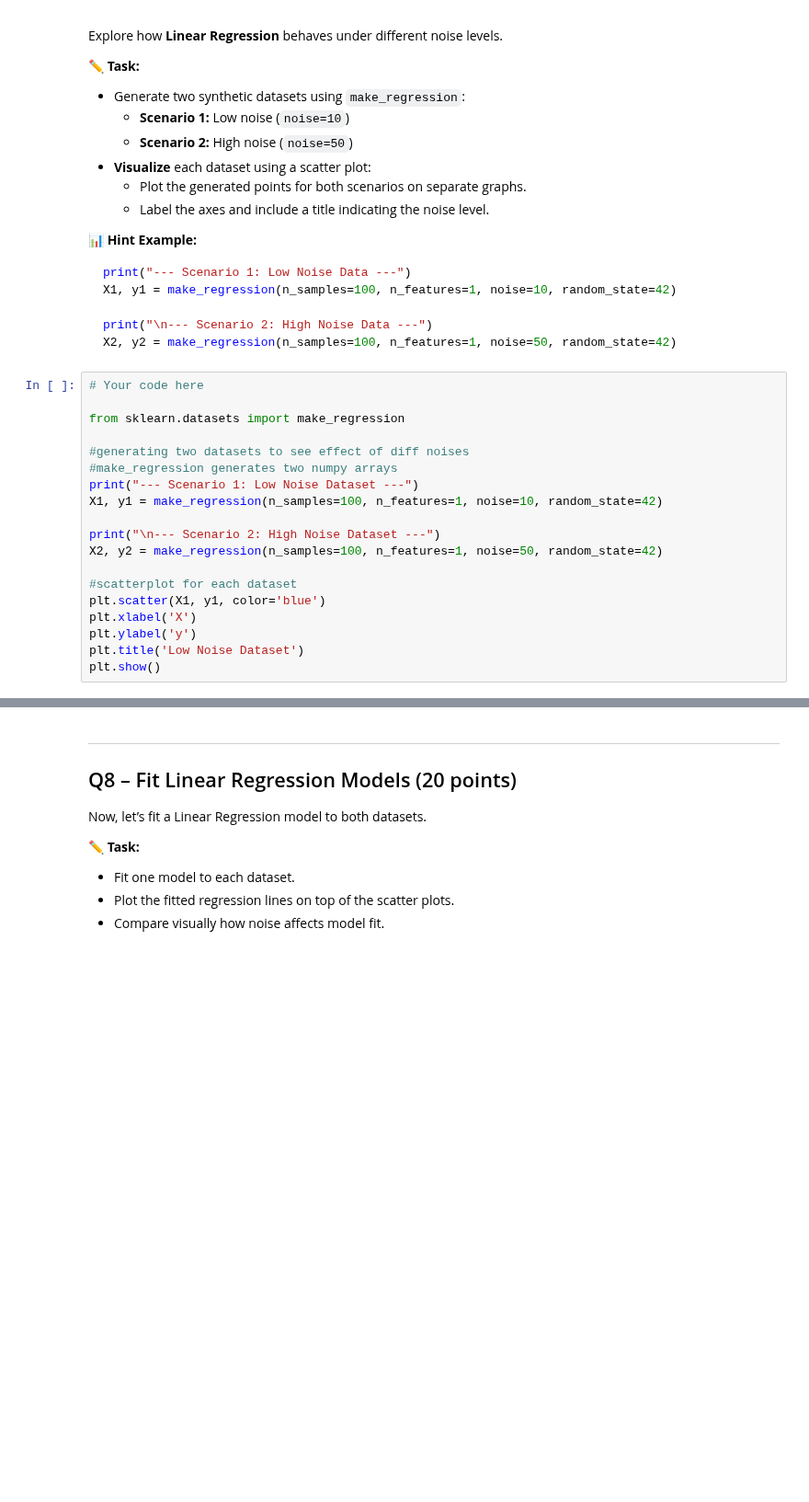
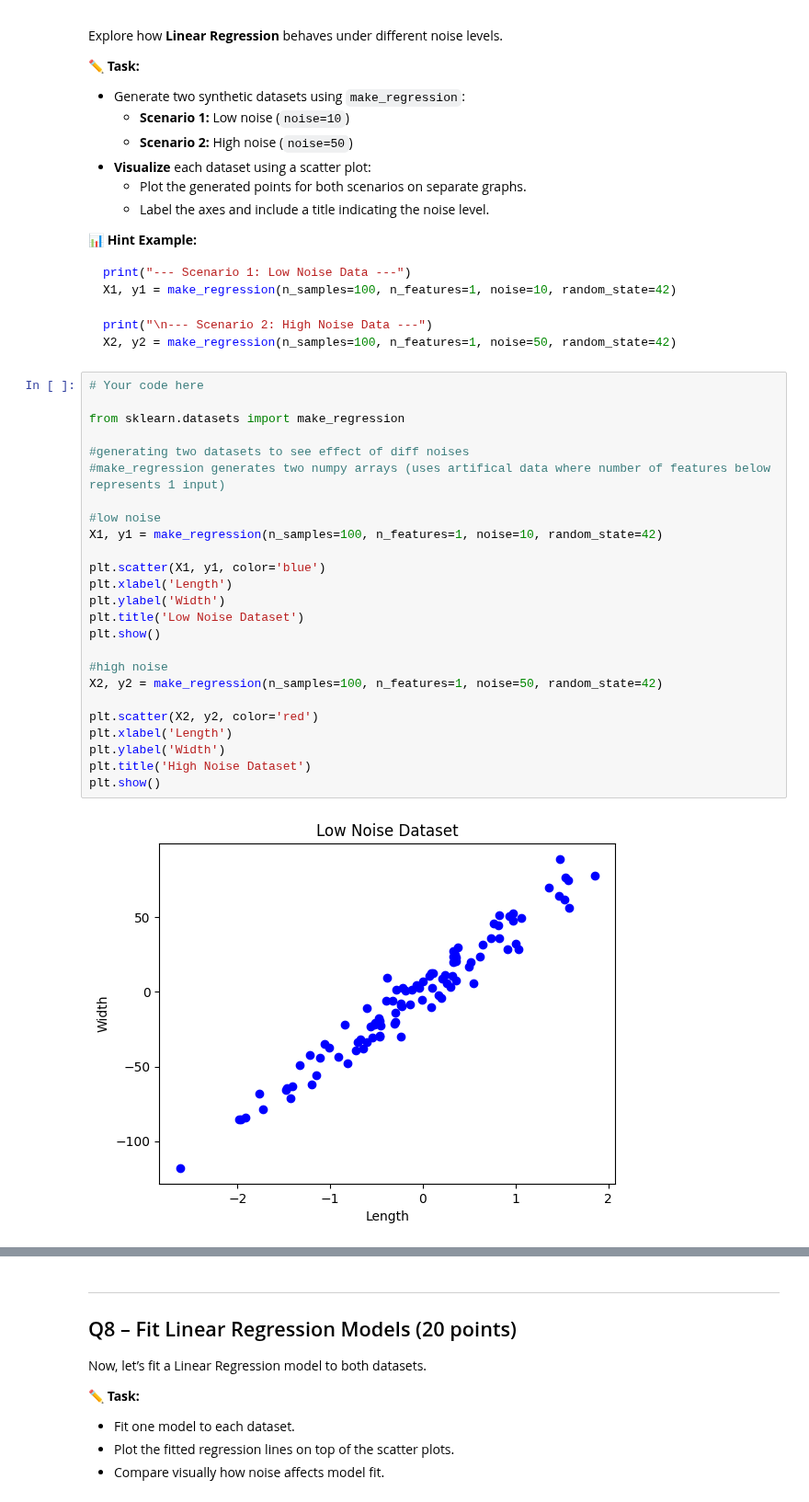
Before and after one commit to JanaAliCS/machine_leanring, a Jupyter notebook: assignment_2.ipynb, the cells around one changed output, grey strips where cells are left out. Shown at 92% size. Saved outputs shown, nothing was run; the diff lists cells and outputs as text; blank space fills up the shorter version.

```diff
--- a/assignment_2.ipynb
+++ b/assignment_2.ipynb
@@ -285,19 +285,27 @@ X2, y2 = make_regression(n_samples=100, n_features=1, noise=50, random_state=42)
 # %%
 # Your code here
 
 from sklearn.datasets import make_regression
 
 #generating two datasets to see effect of diff noises
-#make_regression generates two numpy arrays
-print("--- Scenario 1: Low Noise Dataset ---")
+#make_regression generates two numpy arrays (uses artifical data where number of features below represents 1 input)
+
+#low noise
 X1, y1 = make_regression(n_samples=100, n_features=1, noise=10, random_state=42)
 
-print("\n--- Scenario 2: High Noise Dataset ---")
+plt.scatter(X1, y1, color='blue')
+plt.xlabel('Length')
+plt.ylabel('Width')
+plt.title('Low Noise Dataset')
+plt.show()
+
+#high noise
 X2, y2 = make_regression(n_samples=100, n_features=1, noise=50, random_state=42)
 
-#scatterplot for each dataset
-plt.scatter(X1, y1, color='blue')
-plt.xlabel('X')
-plt.ylabel('y')
-plt.title('Low Noise Dataset')
+plt.scatter(X2, y2, color='red')
+plt.xlabel('Length')
+plt.ylabel('Width')
+plt.title('High Noise Dataset')
 plt.show()
+# %% [output]
+[figure, added]
```
Also changed, not shown: parts of 3 cells of this notebook.
